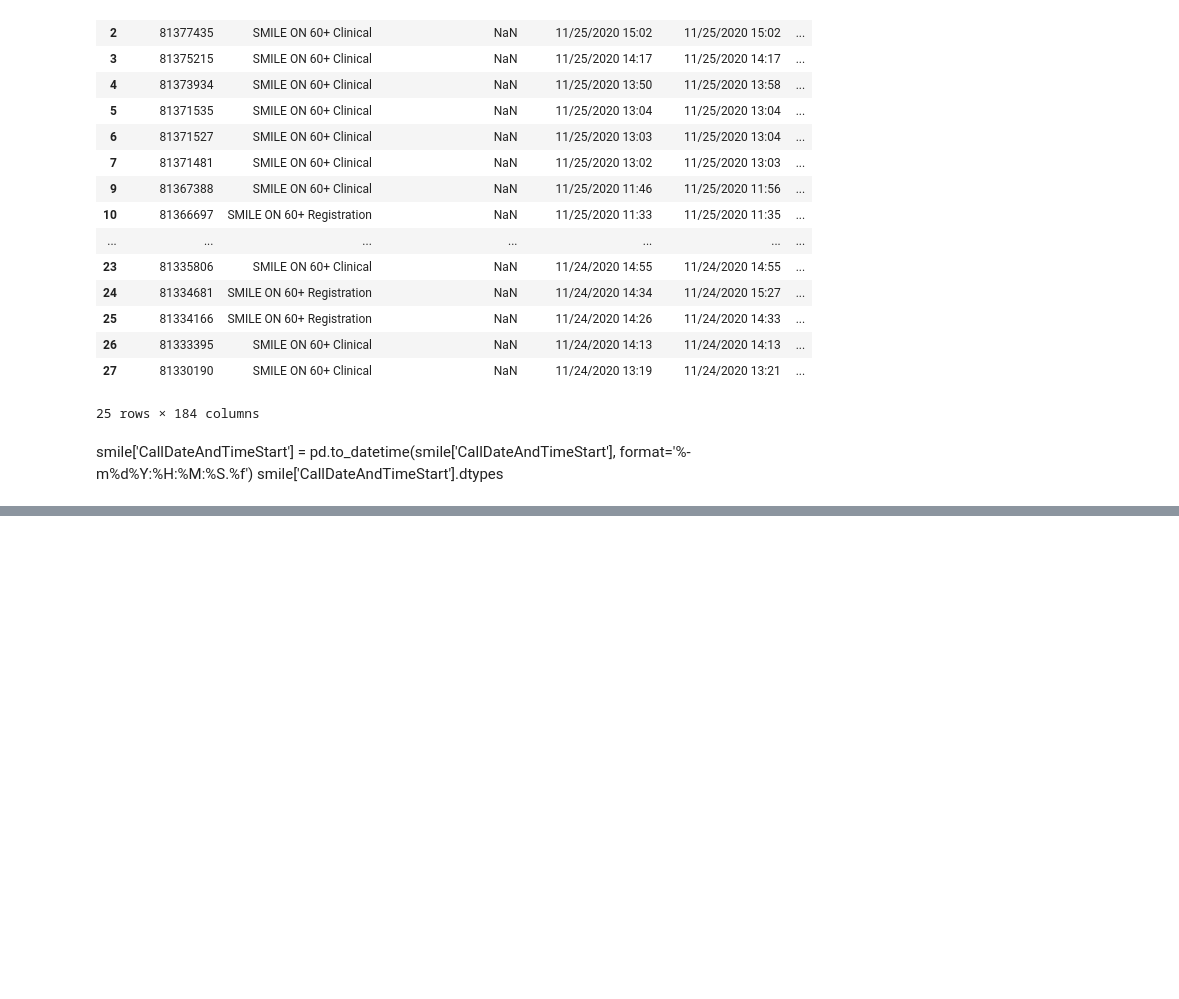
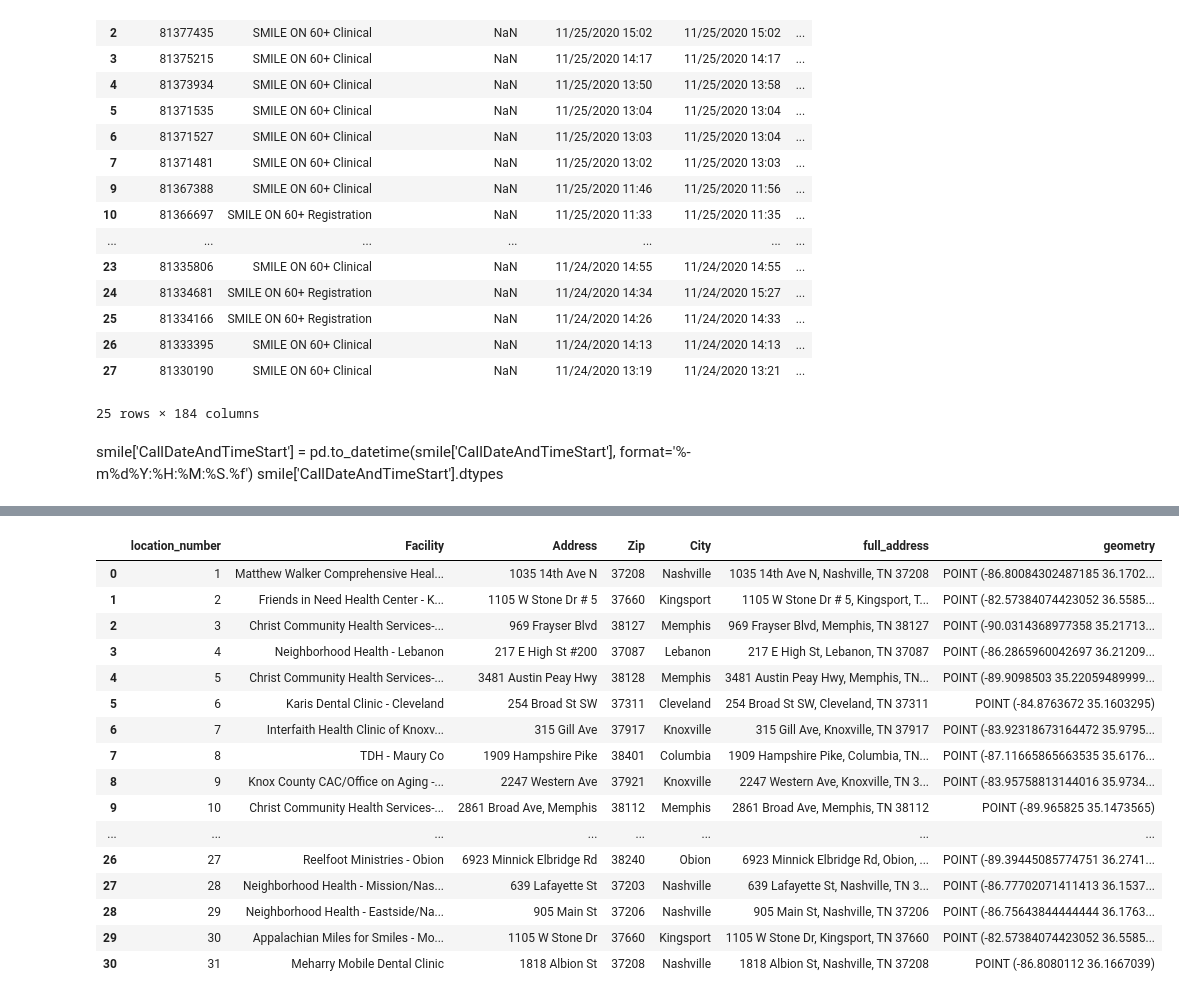
Before and after one commit to bsfcs/smile-on-black_panther, a Jupyter notebook: Wakanda Forever.ipynb, the cells around one changed output, grey strips where cells are left out. Drawn from its saved outputs; the diff is of its cells as text; code cells hidden in the pictures; blank space fills up the shorter version.

```diff
--- a/Wakanda Forever.ipynb
+++ b/Wakanda Forever.ipynb
@@ -393,0 +461,22 @@ smile['CallDateAndTimeStart'].dtypes
+# %%
+locations = pd.read_csv('clinic_loc_geo.csv')
+# %%
+locations.head(32)
+# %% [output]
+|  | location_number | Facility | Address | Zip | City | full_address | geometry |
+| 0 | 1 | Matthew Walker Comprehensive Heal... | 1035 14th Ave N | 37208 | Nashville | 1035 14th Ave N, Nashville, TN 37208 | POINT (-86.80084302487185 36.1702... |
+| 1 | 2 | Friends in Need Health Center - K... | 1105 W Stone Dr # 5 | 37660 | Kingsport | 1105 W Stone Dr # 5, Kingsport, T... | POINT (-82.57384074423052 36.5585... |
+| 2 | 3 | Christ Community Health Services-... | 969 Frayser Blvd | 38127 | Memphis | 969 Frayser Blvd, Memphis, TN 38127 | POINT (-90.0314368977358 35.21713... |
+| 3 | 4 | Neighborhood Health - Lebanon | 217 E High St #200 | 37087 | Lebanon | 217 E High St, Lebanon, TN 37087 | POINT (-86.2865960042697 36.21209... |
+| 4 | 5 | Christ Community Health Services-... | 3481 Austin Peay Hwy | 38128 | Memphis | 3481 Austin Peay Hwy, Memphis, TN... | POINT (-89.9098503 35.22059489999... |
+| 5 | 6 | Karis Dental Clinic - Cleveland | 254 Broad St SW | 37311 | Cleveland | 254 Broad St SW, Cleveland, TN 37311 | POINT (-84.8763672 35.1603295) |
+| 6 | 7 | Interfaith Health Clinic of Knoxv... | 315 Gill Ave | 37917 | Knoxville | 315 Gill Ave, Knoxville, TN 37917 | POINT (-83.92318673164472 35.9795... |
+| 7 | 8 | TDH - Maury Co | 1909 Hampshire Pike | 38401 | Columbia | 1909 Hampshire Pike, Columbia, TN... | POINT (-87.11665865663535 35.6176... |
+| 8 | 9 | Knox County CAC/Office on Aging -... | 2247 Western Ave | 37921 | Knoxville | 2247 Western Ave, Knoxville, TN 3... | POINT (-83.95758813144016 35.9734... |
+| 9 | 10 | Christ Community Health Services-... | 2861 Broad Ave, Memphis | 38112 | Memphis | 2861 Broad Ave, Memphis, TN 38112 | POINT (-89.965825 35.1473565) |
+| ... | ... | ... | ... | ... | ... | ... | ... |
+| 26 | 27 | Reelfoot Ministries - Obion | 6923 Minnick Elbridge Rd | 38240 | Obion | 6923 Minnick Elbridge Rd, Obion, ... | POINT (-89.39445085774751 36.2741... |
+| 27 | 28 | Neighborhood Health - Mission/Nas... | 639 Lafayette St | 37203 | Nashville | 639 Lafayette St, Nashville, TN 3... | POINT (-86.77702071411413 36.1537... |
+| 28 | 29 | Neighborhood Health - Eastside/Na... | 905 Main St | 37206 | Nashville | 905 Main St, Nashville, TN 37206 | POINT (-86.75643844444444 36.1763... |
+| 29 | 30 | Appalachian Miles for Smiles - Mo... | 1105 W Stone Dr | 37660 | Kingsport | 1105 W Stone Dr, Kingsport, TN 37660 | POINT (-82.57384074423052 36.5585... |
+| 30 | 31 | Meharry Mobile Dental Clinic | 1818 Albion St | 37208 | Nashville | 1818 Albion St, Nashville, TN 37208 | POINT (-86.8080112 36.1667039) |
```
Also changed, not shown: parts of 10 cells of this notebook, 1 other file.
